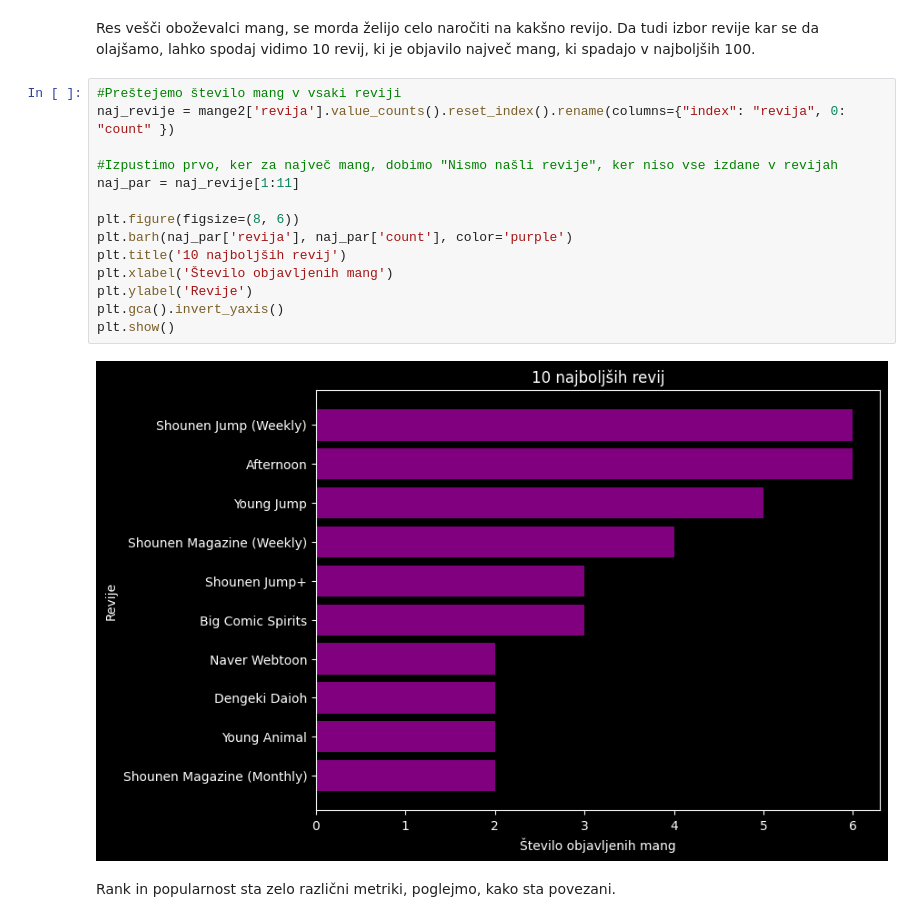
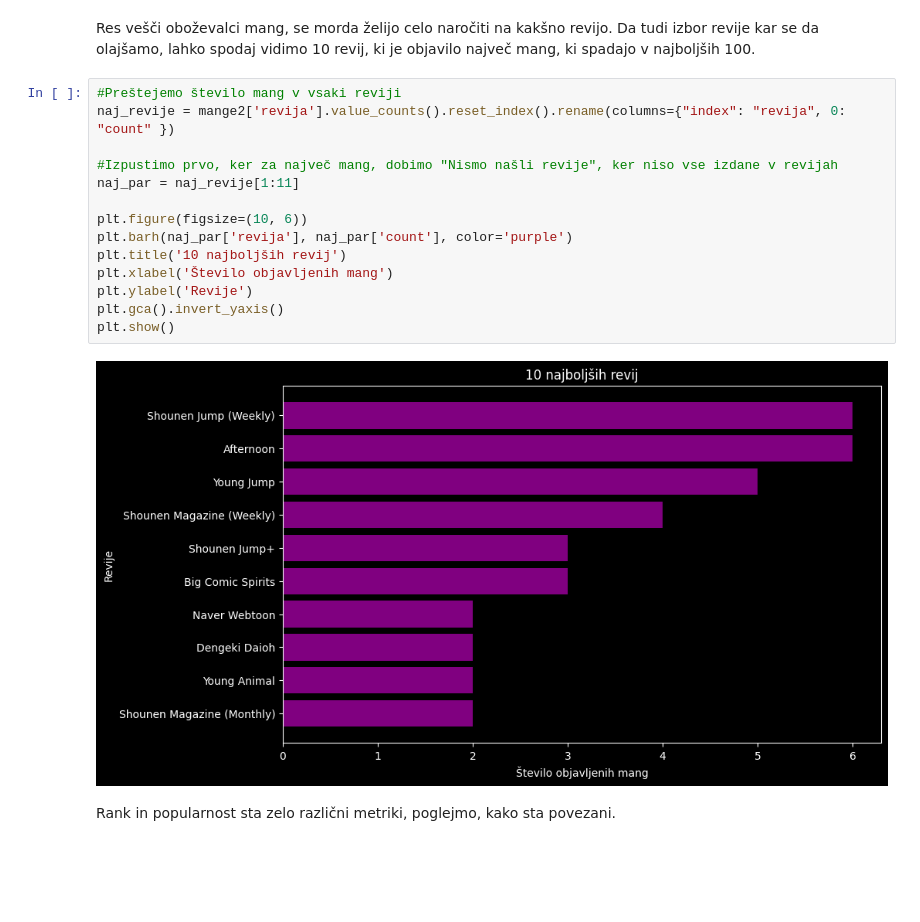
Before and after one commit to slaparj/Projektna_naloga-UVP, a Jupyter notebook: analiza.ipynb, the cells around one changed output. Cells and saved outputs as stored; diff of their text form; blank space fills up the shorter version.

```diff
--- a/analiza.ipynb
+++ b/analiza.ipynb
@@ -165,19 +165,19 @@ Res vešči oboževalci mang, se morda želijo celo naročiti na kakšno revijo.
 # %%
 #Preštejemo število mang v vsaki reviji
 naj_revije = mange2['revija'].value_counts().reset_index().rename(columns={"index": "revija", 0: "count" })
 
 #Izpustimo prvo, ker za največ mang, dobimo "Nismo našli revije", ker niso vse izdane v revijah
 naj_par = naj_revije[1:11]
 
-plt.figure(figsize=(8, 6))
+plt.figure(figsize=(10, 6))
 plt.barh(naj_par['revija'], naj_par['count'], color='purple')
 plt.title('10 najboljših revij')
 plt.xlabel('Število objavljenih mang')
 plt.ylabel('Revije')
 plt.gca().invert_yaxis()
 plt.show()
 # %% [output]
-[figure, old version]
+[figure, new version]
 # %% [markdown]
 Rank in popularnost sta zelo različni metriki, poglejmo, kako sta povezani.
 # %%
```
Also changed, not shown: parts of 4 cells of this notebook.
